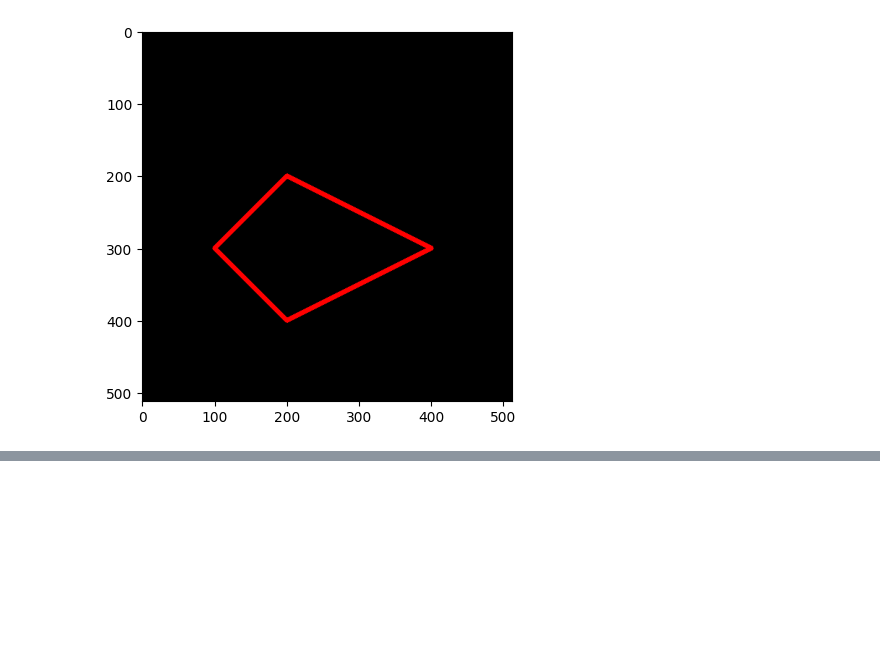
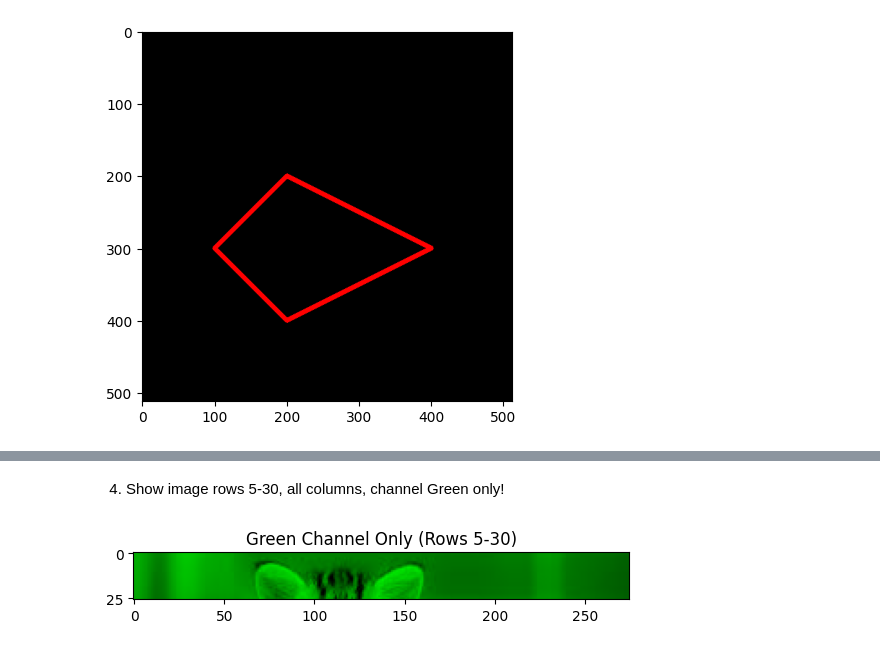
Before and after one commit to Majid5654/Erwan-Majid_PCVK_Ganjil_2025, a Jupyter notebook: Week2.ipynb, the cells around one changed output, grey strips where cells are left out. Drawn from its saved outputs; the diff is of its cells as text; code cells hidden in the pictures; blank space fills up the shorter version.

```diff
--- a/Week2.ipynb
+++ b/Week2.ipynb
@@ -174,0 +222,18 @@ plt.show()
+# %% [markdown]
+4. Show image rows 5-30, all columns, channel Green only!
+# %%
+imgrow2 = cv.cvtColor(img, cv.COLOR_BGR2RGB)
+
+# Slice for rows 5-30 and all columns
+sliced_img = img_rgb[5:31, :]
+
+# Create a new blank image with the same size but with only the green channel data
+# This is a good way to ensure correct display
+green_only = np.zeros(sliced_img.shape, dtype=np.uint8)
+green_only[:, :, 1] = sliced_img[:, :, 1] # Copy only the green channel
+
+plt.imshow(green_only)
+plt.title('Green Channel Only (Rows 5-30)')
+plt.show()
+# %% [output]
+[figure, added]
```
Also changed, not shown: parts of 12 cells of this notebook.
